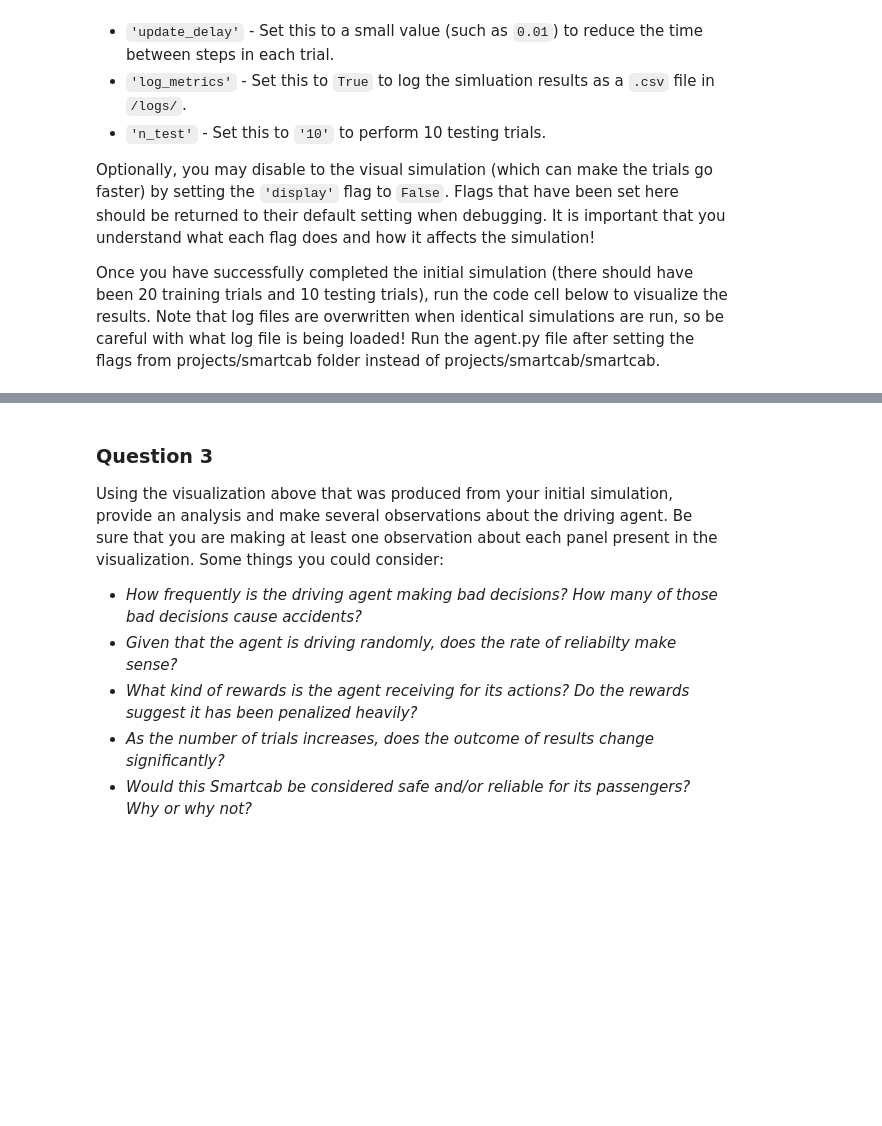
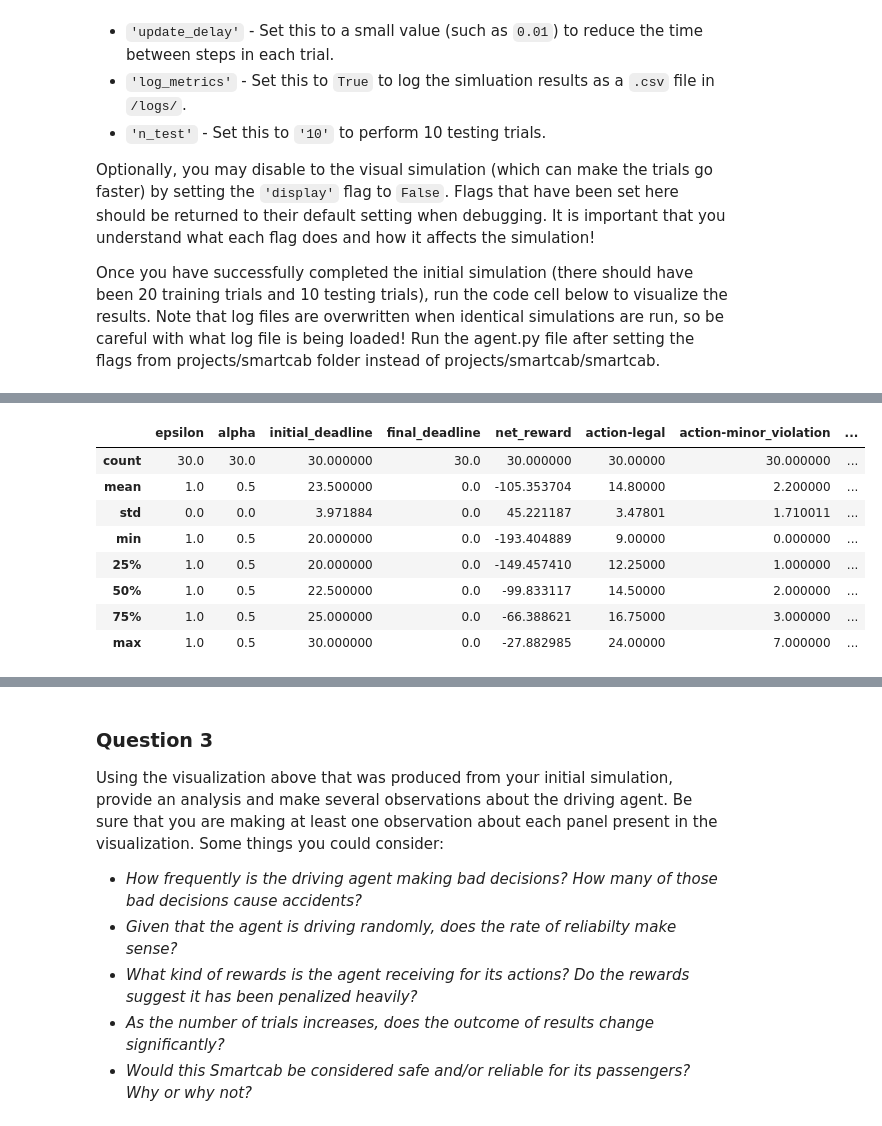
Before and after one commit to hsherwoodcoombs/smartcab, a Jupyter notebook: smartcab.ipynb, the cells around one changed output, grey strips where cells are left out. Saved outputs shown, nothing was run; the diff lists cells and outputs as text; code cells hidden in the pictures; blank space fills up the shorter version.

```diff
--- a/smartcab.ipynb
+++ b/smartcab.ipynb
@@ -169,2 +164,14 @@ Index: []
+# %%
+data.describe()
+# %% [output]
+|  | epsilon | alpha | initial_deadline | final_deadline | net_reward | action-legal | action-minor_violation | ... |
+| count | 30.0 | 30.0 | 30.000000 | 30.0 | 30.000000 | 30.00000 | 30.000000 | ... |
+| mean | 1.0 | 0.5 | 23.500000 | 0.0 | -105.353704 | 14.80000 | 2.200000 | ... |
+| std | 0.0 | 0.0 | 3.971884 | 0.0 | 45.221187 | 3.47801 | 1.710011 | ... |
+| min | 1.0 | 0.5 | 20.000000 | 0.0 | -193.404889 | 9.00000 | 0.000000 | ... |
+| 25% | 1.0 | 0.5 | 20.000000 | 0.0 | -149.457410 | 12.25000 | 1.000000 | ... |
+| 50% | 1.0 | 0.5 | 22.500000 | 0.0 | -99.833117 | 14.50000 | 2.000000 | ... |
+| 75% | 1.0 | 0.5 | 25.000000 | 0.0 | -66.388621 | 16.75000 | 3.000000 | ... |
+| max | 1.0 | 0.5 | 30.000000 | 0.0 | -27.882985 | 24.00000 | 7.000000 | ... |
 # %%
 # Load the 'sim_no-learning' log file from the initial simulation results
```
Also changed, not shown: parts of 8 cells of this notebook.
